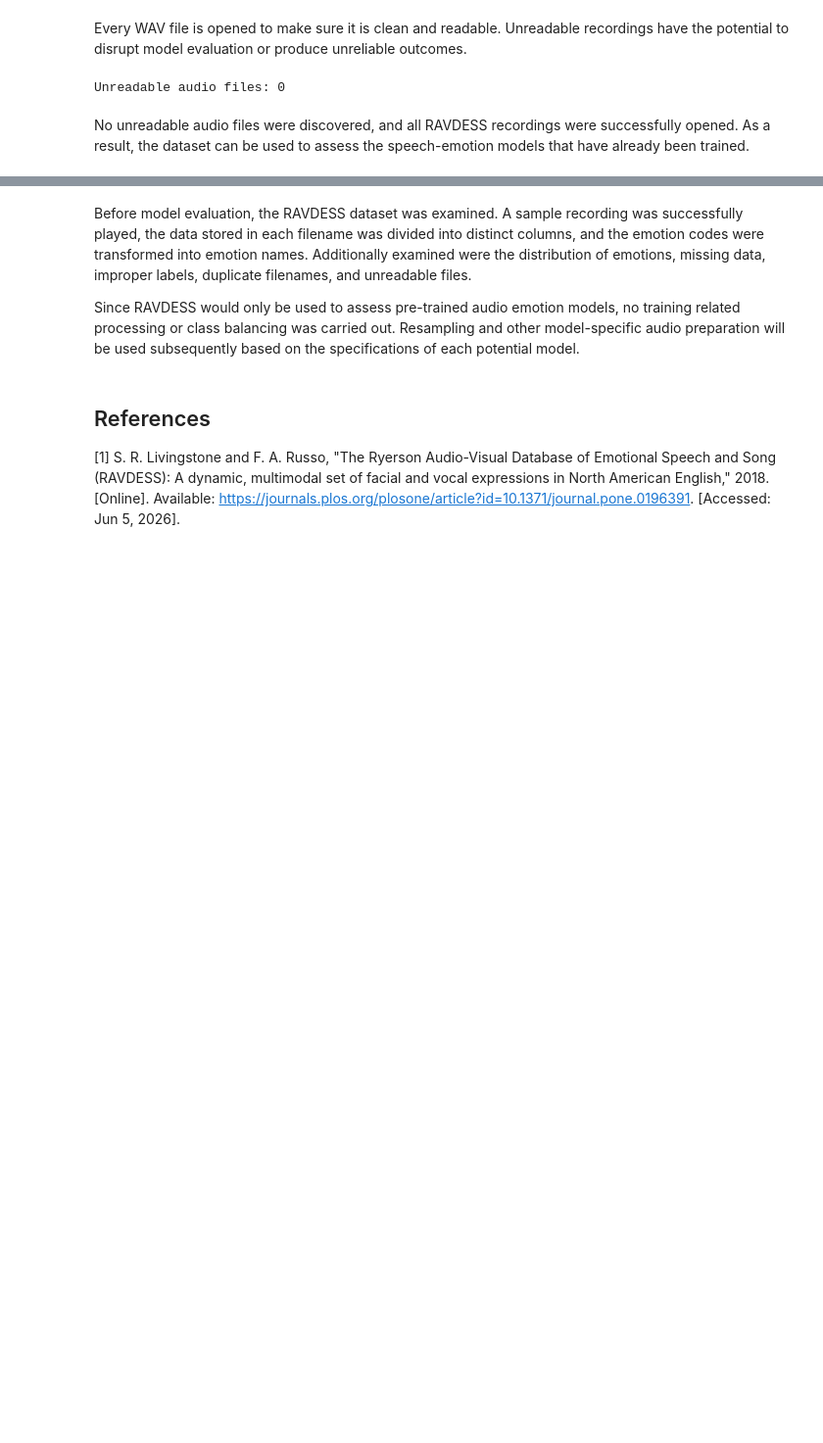
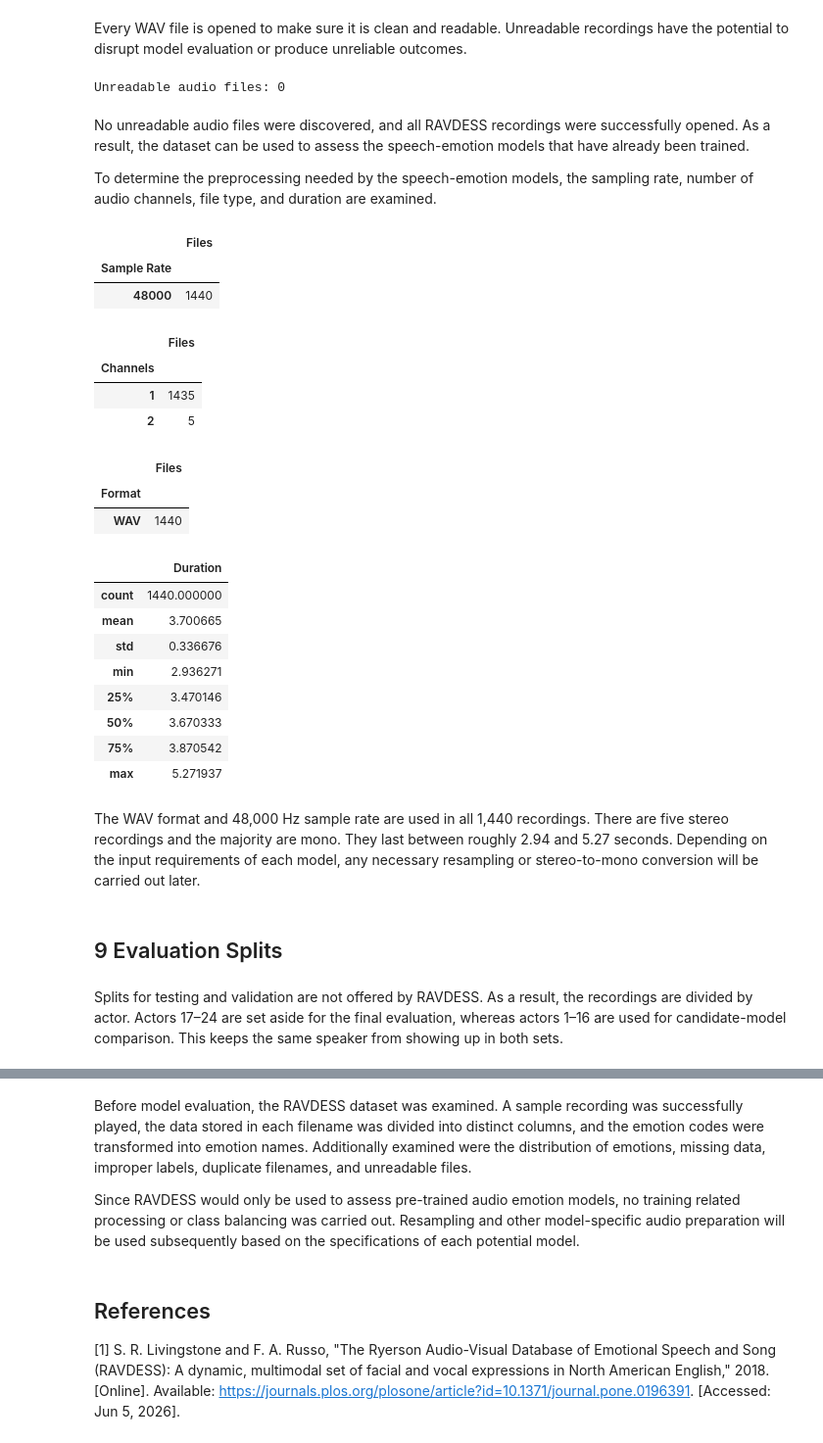
Before and after one commit to SubathraSIM/CM3020_Final_Year_Project, a Jupyter notebook: notebooks/dataset_exploration/ravdess_exploration.ipynb, the cells around one changed output, grey strips where cells are left out. Shown at 98% size. Cells and saved outputs as stored; diff of their text form; code cells hidden in the pictures; blank space fills up the shorter version.

```diff
--- a/notebooks/dataset_exploration/ravdess_exploration.ipynb
+++ b/notebooks/dataset_exploration/ravdess_exploration.ipynb
@@ -176,3 +176,50 @@ print("Unreadable audio files:", len(unreadable_files))
 Unreadable audio files: 0
 # %% [markdown]
 No unreadable audio files were discovered, and all RAVDESS recordings were successfully opened. As a result, the dataset can be used to assess the speech-emotion models that have already been trained.
+
+To determine the preprocessing needed by the speech-emotion models, the sampling rate, number of audio channels, file type, and duration are examined.
+# %%
+audio_properties = []
+# %%
+for audio_file in audio_files:
+    information = sf.info(audio_file)
+
+    audio_properties.append({
+        "Sample Rate": information.samplerate,
+        "Channels": information.channels,
+        "Format": information.format,
+        "Duration": information.frames / information.samplerate
+    })
+# %%
+audio_properties_df = pd.DataFrame(audio_properties)
+# %%
+display(audio_properties_df["Sample Rate"].value_counts().to_frame("Files"))
+display(audio_properties_df["Channels"].value_counts().to_frame("Files"))
+display(audio_properties_df["Format"].value_counts().to_frame("Files"))
+display(audio_properties_df["Duration"].describe().to_frame())
+# %% [output]
+|  | Files |
+| Sample Rate |  |
+| 48000 | 1440 |
+|  | Files |
+| Channels |  |
+| 1 | 1435 |
+| 2 | 5 |
+|  | Files |
+| Format |  |
+| WAV | 1440 |
+|  | Duration |
+| count | 1440.000000 |
+| mean | 3.700665 |
+| std | 0.336676 |
+| min | 2.936271 |
+| 25% | 3.470146 |
+| 50% | 3.670333 |
+| 75% | 3.870542 |
+| max | 5.271937 |
+# %% [markdown]
+The WAV format and 48,000 Hz sample rate are used in all 1,440 recordings. There are five stereo recordings and the majority are mono. They last between roughly 2.94 and 5.27 seconds. Depending on the input requirements of each model, any necessary resampling or stereo-to-mono conversion will be carried out later.
+# %% [markdown]
+## 9 Evaluation Splits
+# %% [markdown]
+Splits for testing and validation are not offered by RAVDESS. As a result, the recordings are divided by actor. Actors 17–24 are set aside for the final evaluation, whereas actors 1–16 are used for candidate-model comparison. This keeps the same speaker from showing up in both sets.
```
Also changed, not shown: parts of 13 cells of this notebook, 2 other files.
